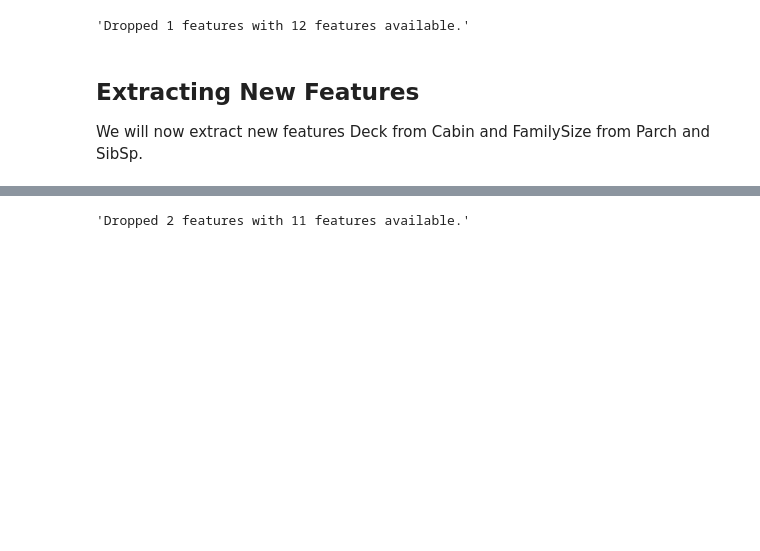
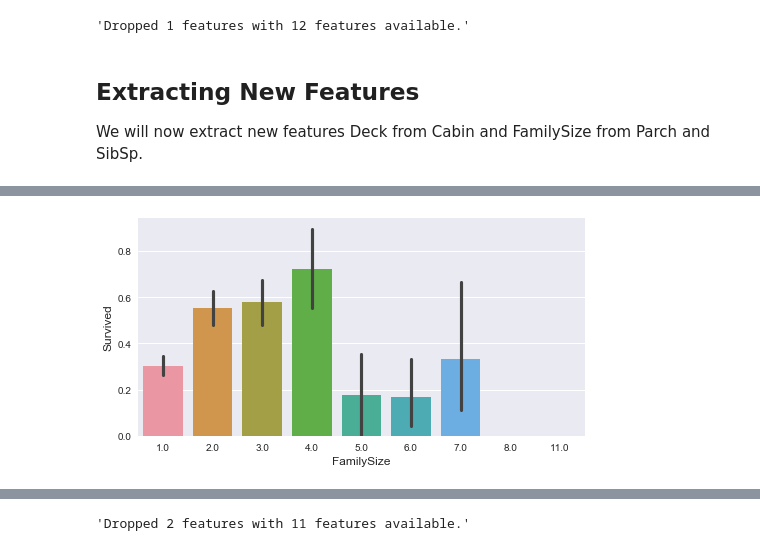
Before and after one commit to Speedml/notebooks, a Jupyter notebook: titanic/titanic-solution-using-speedml.ipynb, the cells around one changed output, grey strips where cells are left out. Saved outputs shown, nothing was run; the diff lists cells and outputs as text; code cells hidden in the pictures; blank space fills up the shorter version.

```diff
--- a/titanic/titanic-solution-using-speedml.ipynb
+++ b/titanic/titanic-solution-using-speedml.ipynb
@@ -178,0 +196,4 @@ sml.feature.add('FamilySize', 1)
+# %%
+sml.plot.bar('FamilySize', 'Survived')
+# %% [output]
+[figure, added]
```
Also changed, not shown: parts of 18 cells of this notebook, 5 other files.
